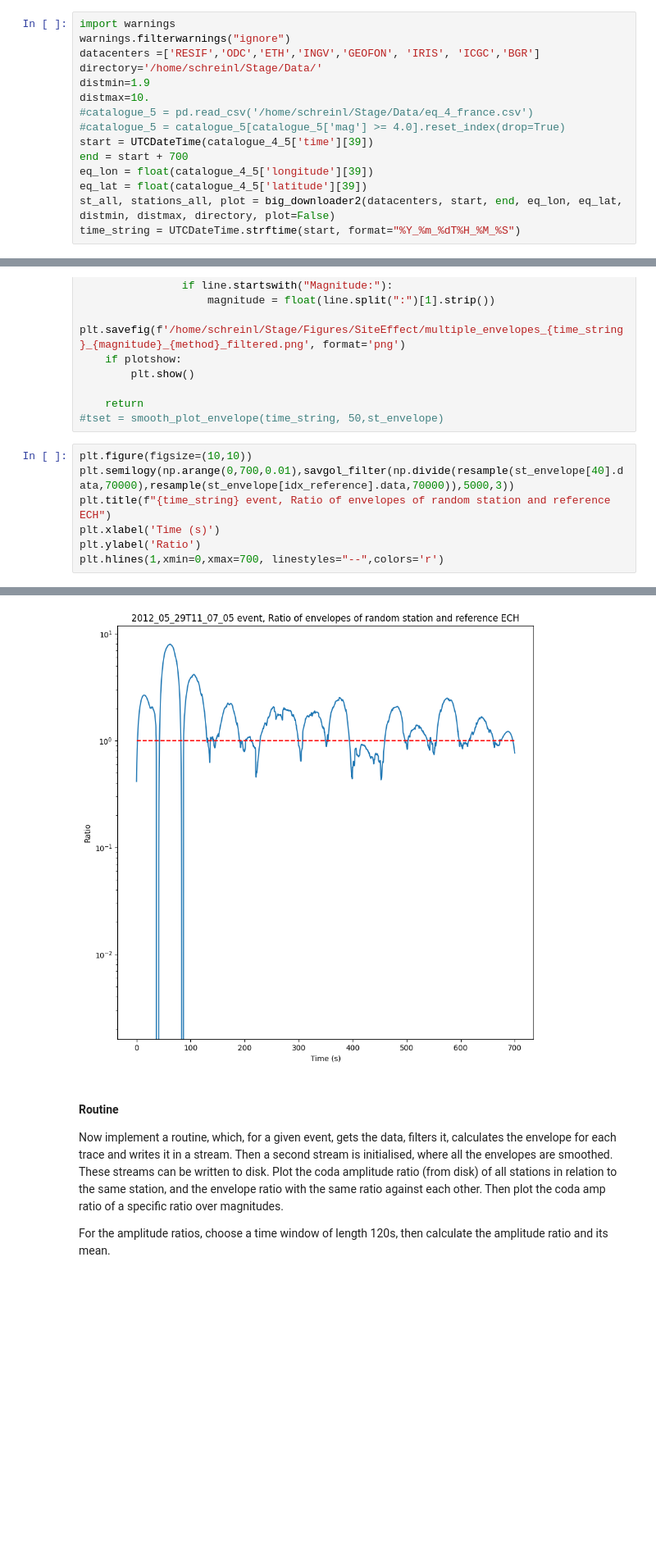
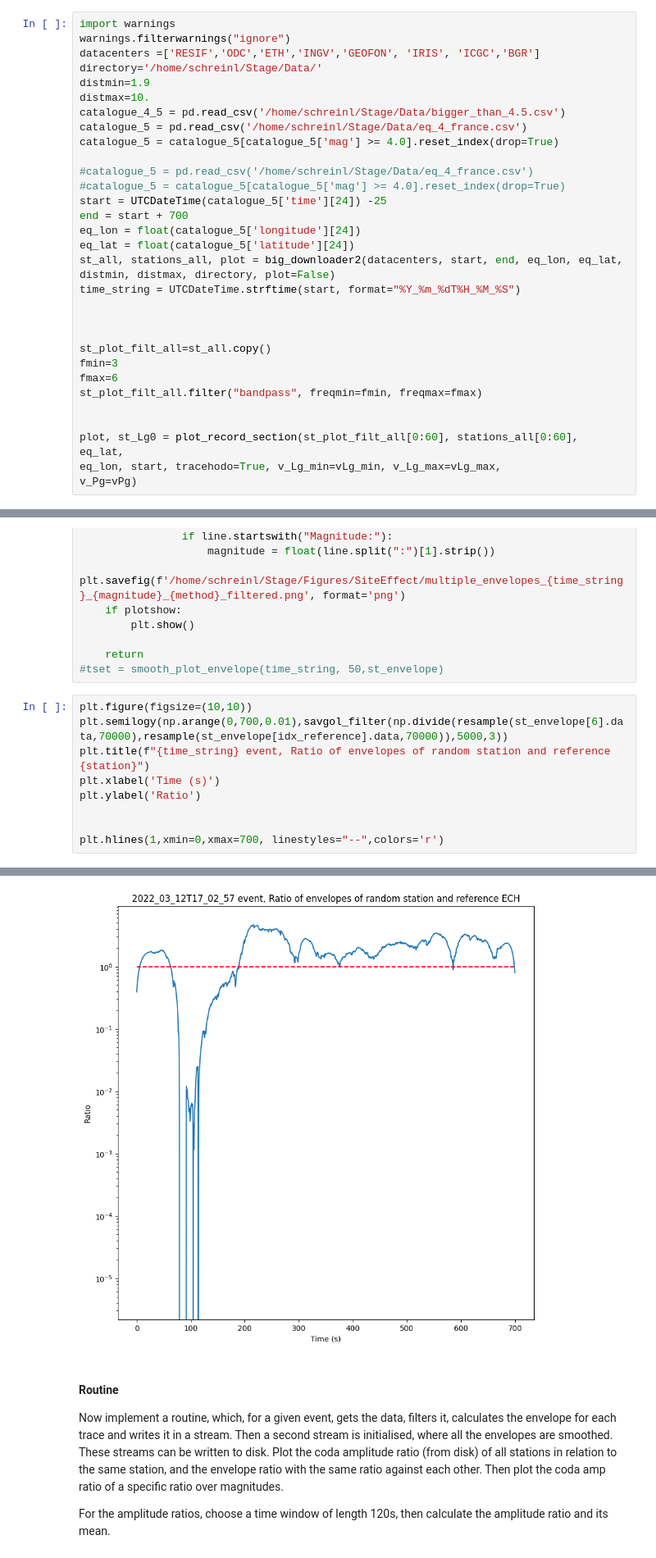
Before and after one commit to schreinerl/Lg_waves, a Jupyter notebook: site_effect_calculation.ipynb, the cells around one changed output, grey strips where cells are left out. Shown at 82% size. Saved outputs shown, nothing was run; the diff lists cells and outputs as text; blank space fills up the shorter version.

```diff
--- a/site_effect_calculation.ipynb
+++ b/site_effect_calculation.ipynb
@@ -112,12 +111,28 @@ datacenters =['RESIF','ODC','ETH','INGV','GEOFON', 'IRIS', 'ICGC','BGR']
 directory='/home/schreinl/Stage/Data/'
 distmin=1.9
 distmax=10.
+catalogue_4_5 = pd.read_csv('/home/schreinl/Stage/Data/bigger_than_4.5.csv')
+catalogue_5 = pd.read_csv('/home/schreinl/Stage/Data/eq_4_france.csv')
+catalogue_5 = catalogue_5[catalogue_5['mag'] >= 4.0].reset_index(drop=True)
+
 #catalogue_5 = pd.read_csv('/home/schreinl/Stage/Data/eq_4_france.csv')
 #catalogue_5 = catalogue_5[catalogue_5['mag'] >= 4.0].reset_index(drop=True)
-start = UTCDateTime(catalogue_4_5['time'][39])
+start = UTCDateTime(catalogue_5['time'][24]) -25
 end = start + 700
-eq_lon = float(catalogue_4_5['longitude'][39])
-eq_lat = float(catalogue_4_5['latitude'][39])
+eq_lon = float(catalogue_5['longitude'][24])
+eq_lat = float(catalogue_5['latitude'][24])
 st_all, stations_all, plot = big_downloader2(datacenters, start, end, eq_lon, eq_lat, distmin, distmax, directory, plot=False)
 time_string = UTCDateTime.strftime(start, format="%Y_%m_%dT%H_%M_%S")
+
+
+
+st_plot_filt_all=st_all.copy()
+fmin=3
+fmax=6
+st_plot_filt_all.filter("bandpass", freqmin=fmin, freqmax=fmax)
+
+
+plot, st_Lg0 = plot_record_section(st_plot_filt_all[0:60], stations_all[0:60], eq_lat,
+eq_lon, start, tracehodo=True, v_Lg_min=vLg_min, v_Lg_max=vLg_max,
+v_Pg=vPg)
 # %% [output]
@@ -256,14 +280,16 @@ def smooth_plot_envelope(time_string, n_traces,st_envelope, method='Cutoff dista
 #tset = smooth_plot_envelope(time_string, 50,st_envelope)
 # %%
 plt.figure(figsize=(10,10))
-plt.semilogy(np.arange(0,700,0.01),savgol_filter(np.divide(resample(st_envelope[40].data,70000),resample(st_envelope[idx_reference].data,70000)),5000,3))
-plt.title(f"{time_string} event, Ratio of envelopes of random station and reference ECH")
+plt.semilogy(np.arange(0,700,0.01),savgol_filter(np.divide(resample(st_envelope[6].data,70000),resample(st_envelope[idx_reference].data,70000)),5000,3))
+plt.title(f"{time_string} event, Ratio of envelopes of random station and reference {station}")
 plt.xlabel('Time (s)')
 plt.ylabel('Ratio')
+
+
 plt.hlines(1,xmin=0,xmax=700, linestyles="--",colors='r')
 # %% [output]
 <matplotlib.collections.LineCollection at 0x...>
-[figure, old version]
+[figure, new version]
 # %% [markdown]
 #### Routine
 Now implement a routine, which, for a given event, gets the data, filters it, calculates the envelope for each trace and writes it in a stream. Then a second stream is initialised, where all the envelopes are smoothed. These streams can be written to disk. Plot the coda amplitude ratio (from disk) of all stations in relation to the same station, and the envelope ratio with the same ratio against each other. Then plot the coda amp ratio of a specific ratio over magnitudes.
```
Also changed, not shown: parts of 21 cells of this notebook, 3 other files.
